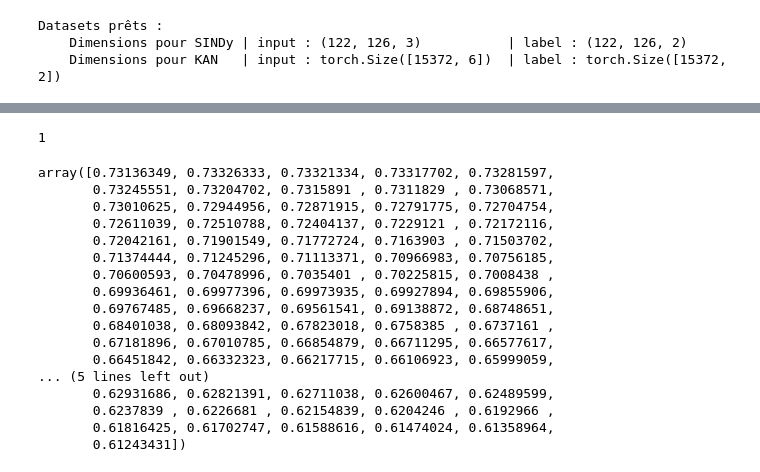
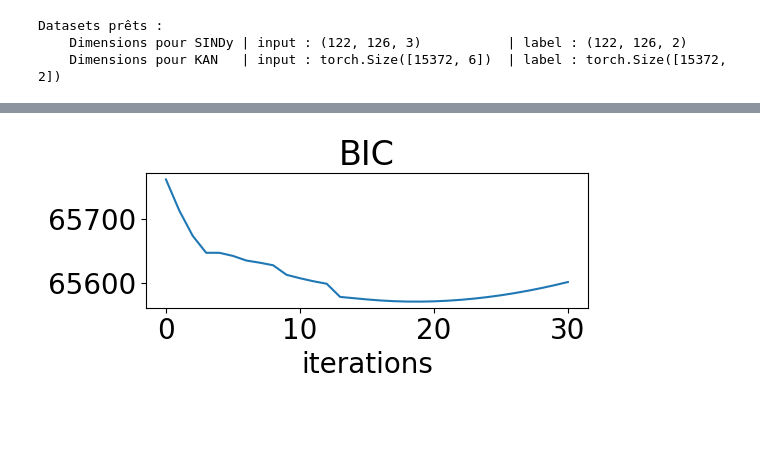
Before and after one commit to LylianChallier/SymboliConvection, a Jupyter notebook: derivee_spatiale.ipynb, the cells around one changed output, grey strips where cells are left out. Saved outputs shown, nothing was run; the diff lists cells and outputs as text; code cells hidden in the pictures; blank space fills up the shorter version.

```diff
--- a/derivee_spatiale.ipynb
+++ b/derivee_spatiale.ipynb
@@ -62,7 +65,7 @@ cond_lim = True
 X = slices[x_cut,:z_cut].astype(np.float32)
 t = tt.astype(np.float32)
 x = [xx[x_cut].astype(np.float32)]
-z = zzh[:z_cut].astype(np.float32)
+z = zz[:z_cut].astype(np.float32)
 if cond_lim : # conditions limites en z=0 : vitesses nulles et temperature paroi chaude (==1)
     cond_vitesses, cond_temperature = np.zeros((1, len(t), 2)), np.ones((1, len(t), 1))
     assemblage_cond = np.concatenate((cond_vitesses, cond_temperature), axis=2)
@@ -207,44 +267,10 @@ model_sindy.print()
 # %%
-metrics_sindy = {}
-metrics_sindy['mae_train'], metrics_sindy['mae_test'] = [], [] # mean absolute error
-metrics_sindy['mse_train'], metrics_sindy['mse_test'] = [], [] # mean squared error
-metrics_sindy['complexity'] = [] # complexity == number of nonzero coefficients
-for coef in model_sindy.optimizer.history_ : # calcule l'historique des scores
-    metrics_sindy['complexity'].append(np.count_nonzero(coef))
-    pred_train = (data_sindy['train_transf'] @ coef.T)
-    pred_test = (data_sindy['test_transf'] @ coef.T)
-    metrics_sindy['mae_train'].append(np.mean(np.abs(pred_train - data_sindy['train_label'])))
-    metrics_sindy['mae_test'].append(np.mean(np.abs(pred_test - data_sindy['test_label'])))
-    metrics_sindy['mse_train'].append(np.mean((pred_train - data_sindy['train_label'])**2))
-    metrics_sindy['mse_test'].append(np.mean((pred_test - data_sindy['test_label'])**2))
-
-# mean total of squares to compute the r2 score (here mtss for each derivative field)
-mtss_train = np.mean((data_sindy['train_label'] - data_sindy['train_label'].mean(axis=(0, 1)))**2, axis=(0, 1))
-mtss_test = np.mean((data_sindy['test_label'] - data_sindy['test_label'].mean(axis=(0, 1)))**2, axis=(0, 1))
-# r2 score
-metrics_sindy['r2_train'] = 1 - metrics_sindy['mse_train'] / mtss_train.mean()
-metrics_sindy['r2_test'] = 1 - metrics_sindy['mse_test'] / mtss_test.mean()
+# plot le bic (minimisation du bic vers les 15-20 iterations)
+plt.figure(figsize=(6,3))
+plt.plot(metrics_sindy['bic_test'])
+plt.title("BIC")
+plt.xlabel("iterations")
+plt.tight_layout()
+plt.show()
+# %% [output]
+[figure, added]
-# %%
-np.argmax(metrics_sindy['r2_test'])
-# %% [output]
-1
-# %%
-metrics_sindy['r2_test']
-# %% [output]
-array([0.73136349, 0.73326333, 0.73321334, 0.73317702, 0.73281597,
-       0.73245551, 0.73204702, 0.7315891 , 0.7311829 , 0.73068571,
-       0.73010625, 0.72944956, 0.72871915, 0.72791775, 0.72704754,
-       0.72611039, 0.72510788, 0.72404137, 0.7229121 , 0.72172116,
-       0.72042161, 0.71901549, 0.71772724, 0.7163903 , 0.71503702,
-       0.71374444, 0.71245296, 0.71113371, 0.70966983, 0.70756185,
-       0.70600593, 0.70478996, 0.7035401 , 0.70225815, 0.7008438 ,
-       0.69936461, 0.69977396, 0.69973935, 0.69927894, 0.69855906,
-       0.69767485, 0.69668237, 0.69561541, 0.69138872, 0.68748651,
-       0.68401038, 0.68093842, 0.67823018, 0.6758385 , 0.6737161 ,
-       0.67181896, 0.67010785, 0.66854879, 0.66711295, 0.66577617,
-       0.66451842, 0.66332323, 0.66217715, 0.66106923, 0.65999059,
-... (5 lines left out)
-       0.62931686, 0.62821391, 0.62711038, 0.62600467, 0.62489599,
-       0.6237839 , 0.6226681 , 0.62154839, 0.6204246 , 0.6192966 ,
-       0.61816425, 0.61702747, 0.61588616, 0.61474024, 0.61358964,
-       0.61243431])
```
Also changed, not shown: parts of 36 cells of this notebook, 2 other files.
